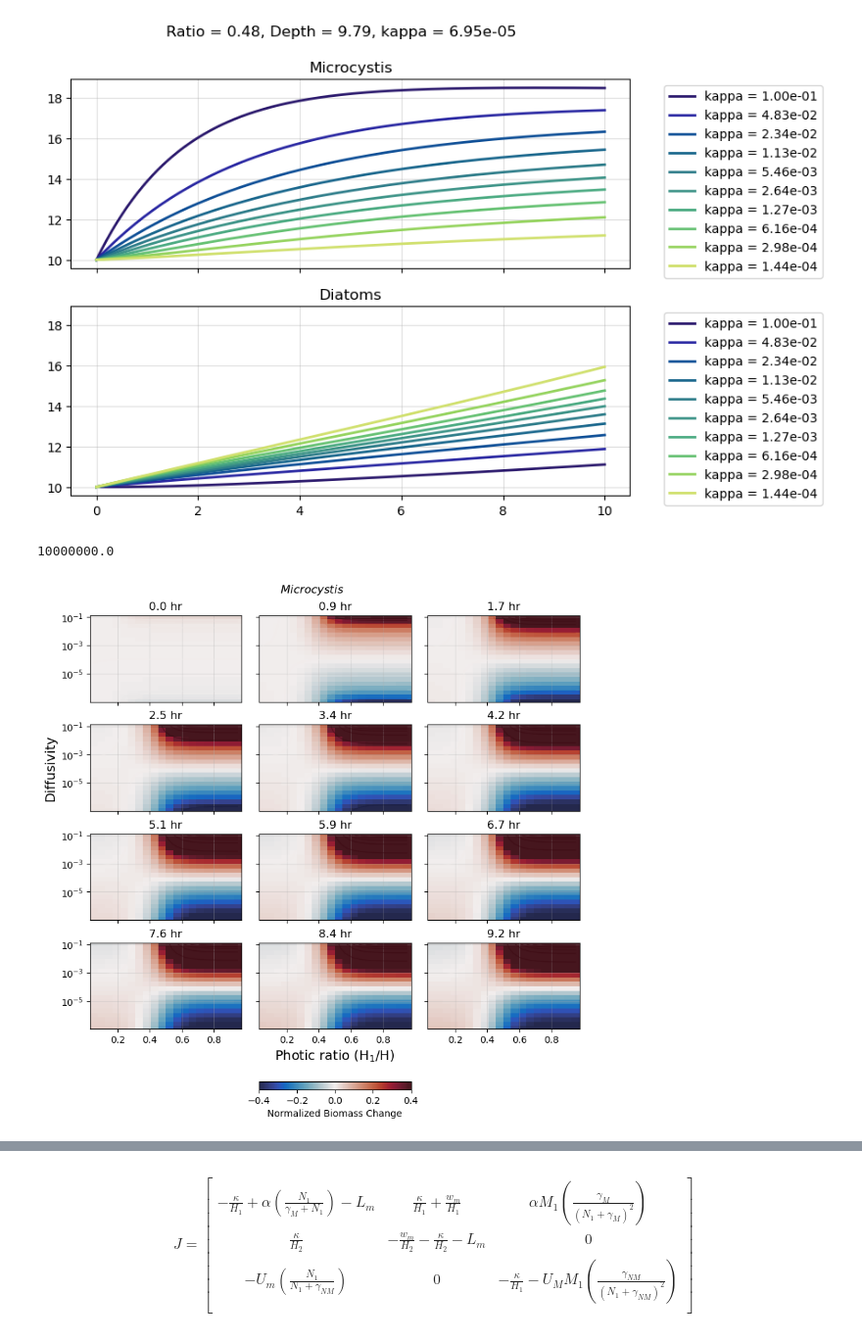
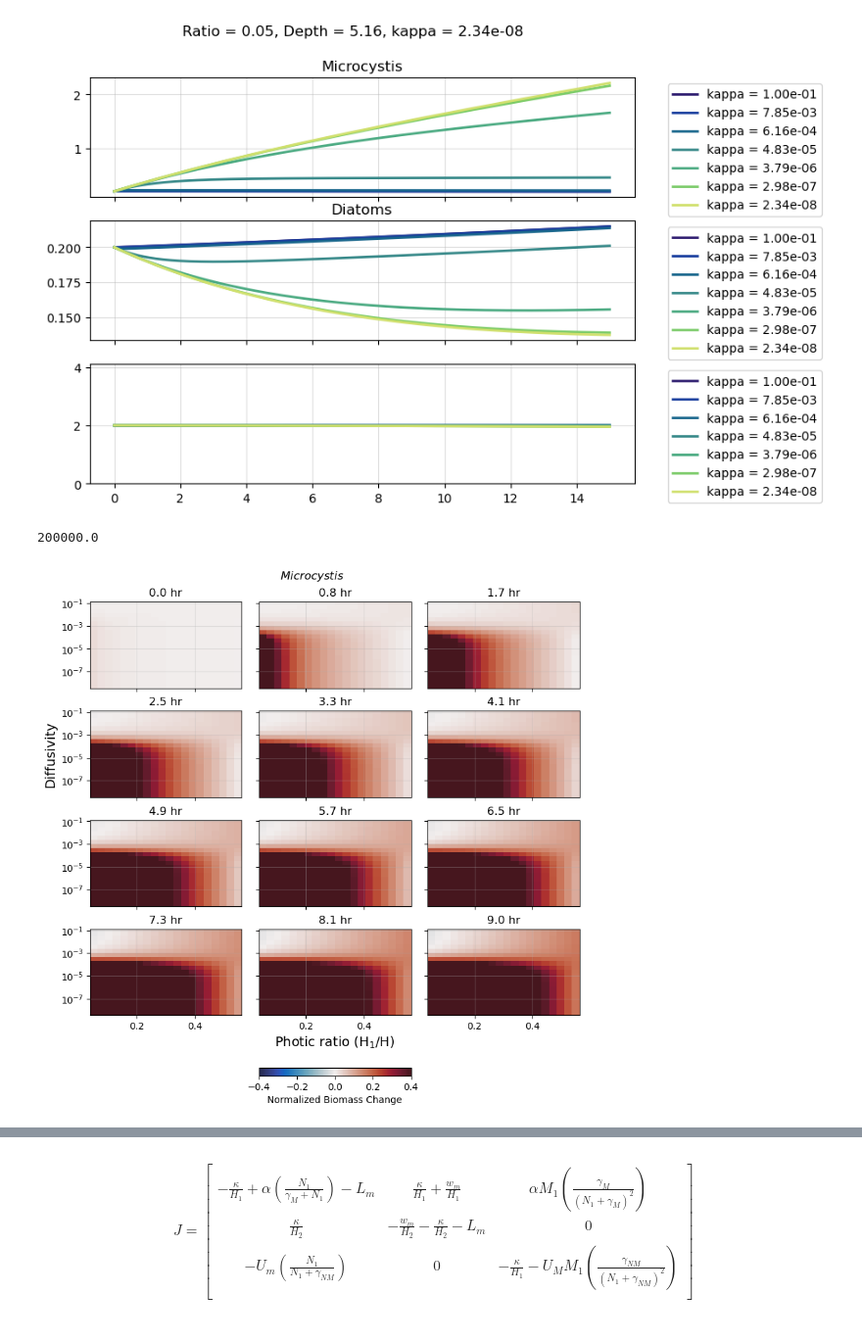
Before and after one commit to sienna-white/box_model, a Jupyter notebook: two_species.ipynb, the cells around one changed output, grey strips where cells are left out. Shown at 98% size. Cells and saved outputs as stored; diff of their text form; code cells hidden in the pictures.

```diff
--- a/two_species.ipynb
+++ b/two_species.ipynb
@@ -50,13 +50,14 @@ importlib.reload(pm)
 
 cmap = cmo.cm.balance
 
-dst = xr.open_dataset("population_dataset_time_2s_3umol.nc")
+dst = xr.open_dataset("population_dataset_time_2umol.nc")
 
 N = len(dst.kappa)
 NT = len(dst.t)
 print(N)
 print(NT)
 
+NV = len(dst.depth)
 # hr2s = 1/3600
 
 print(dst)
@@ -79,7 +80,6 @@ Data variables:
 # %%
 # Snapshot of three time frames
 TIMES = list(range(0, 300, 25))
-dst = xr.open_dataset("population_dataset_time_2s_3umol.nc")
 
 id = 2
 ir = 14
@@ -105,7 +105,7 @@ for ax in axs:
     ax.set_xlabel("Re($\lambda$)")
     ax.set_yscale('log')
     ax.set_xscale('log')
-irs = [0, 5, 10, 14]
+irs = [0, NV//4, NV//2, NV-1]
 for ix, ax in enumerate(axs):
     ir = irs[ix]
     ratio = dst.ratio.values[ir]
@@ -175,32 +158,40 @@ Complex eigenvalue!
 # %%
-fig, axs = plt.subplots(nrows=2, ncols=1, figsize=(8,6), sharex=True, sharey=True)
+fig, axs = plt.subplots(nrows=3, ncols=1, figsize=(8,6), sharex=True, sharey=False)
 
 ik = 10
-id = 10
-ir = 7
+id = 2
+ir = 0
 
-for ir in range(0, 10):
-    color = cmo.cm.haline(ir/10)
+for ik in range(0, NV, 3):
+    color = cmo.cm.haline(ik/NV)
 
-    axs[0].plot(dst.t.values/3600, dst.m1[:, id ,ir, ik]/1e6 + dst.m2[:, id, 8, ir]/1e6,
+    total = (dst.m1[:, id, ir, ik] + dst.m2[:, id, ir, ik])/1e6
+    axs[0].plot(dst.t.values/3600, total,
             color=color,
             linewidth=2,
-            label="kappa = %2.2e" % dst.kappa.values[ir])
-    axs[1].plot(dst.t.values/3600, dst.d1[:, id ,ir, ik]/1e6 + dst.d1[:, id, 8, ir]/1e6,
+            label="kappa = %2.2e" % dst.kappa.values[ik])
+    axs[1].plot(dst.t.values/3600, dst.d1[:, id, ir, ik]/1e6 + dst.d1[:, id, 8, ir]/1e6,
             color=color,
             linewidth=2,
-            label="kappa = %2.2e" % dst.kappa.values[ir])
+            label="kappa = %2.2e" % dst.kappa.values[ik])
 
+    axs[2].plot(dst.t.values/3600, dst.n1[:, id, ir, ik],
+            color=color,
+            linewidth=2,
+            label="kappa = %2.2e" % dst.kappa.values[ik])
+#     print(dst.n1[:, id ,ir, ik].values)
 axs[1].set_title("Diatoms")
 axs[0].set_title("Microcystis")
+
 title = "Ratio = %2.2f, Depth = %2.2f, kappa = %2.2e" % (dst.ratio.values[ir], dst.depth.values[id], dst.kappa.values[ik])
 plt.suptitle(title)
 
+axs[2].set_ylim(0, 4.1)
 for ax in axs:
         ax.legend(bbox_to_anchor=(1.05, 1), loc='upper left')
         ax.grid(alpha=0.4)
 # %% [output]
-[figure, old version]
+[figure, new version]
 # %%
 
 init_biomass = dst.m1.values[0, 0 ,0,0] + dst.m2.values[0, 0 ,0,0]
@@ -221,42 +212,40 @@ def normalize_color2(value):
 
 def reshape_(data, N):
     return np.array(data).reshape(N, -1)
 
 
 id = 2
-ir = 1
-ik = 1
+
 depth = dst.depth.values[id]
 fig.suptitle("Depth = %2.2f" % depth)
 
 KAPPA  = dst.kappa.values
 RATIO = dst.ratio.values
 
 
 NT = 300
-for i, it in enumerate(range(1, NT, NT//12)):
+for i, it in enumerate(range(1, NT, NT//11)):
     # color = cmo.cm.haline(it/NT)
     BIOMASS_M = dst.m1.values[it, id, :, :] + dst.m2.values[it, id, :, :]
+    relative = normalize_color2(BIOMASS_M) #reshape_(BIOMASS_M, N))
+
     axs[i].set_yscale('log')
 
     axs[i].set_title("%2.1f hr" % (dst.t.values[it]/3600))
 
     h = axs[i].pcolormesh(RATIO, KAPPA,
-                normalize_color2(reshape_(BIOMASS_M, N)), linewidths=4, alpha=0.95, cmap=cmo.cm.balance, vmin=-4e-1, vmax=4e-1)
-
-    h1 = axs[i].contour(RATIO, KAPPA,
-                normalize_color2(reshape_(BIOMASS_M, N)), linewidths=1, alpha=0.5, vmin=-4e-1, vmax=4e-1, cmap=cmo.cm.balance, )
+                relative.T, linewidths=4, alpha=0.95, cmap=cmo.cm.balance, vmin=-4e-1, vmax=4e-1)
 
 plt.colorbar(h, label='Normalized Biomass Change', orientation='horizontal',  pad=0.2, ax=axs[-2])
 
 axs[3].set_ylabel("Diffusivity", fontsize=14)
 axs[-2].set_xlabel("Photic ratio (H$_1$/H)", fontsize=14)
 plt.suptitle("$Microcystis$")
 for ax in axs:
     ax.grid(alpha=0.3)
 # %% [output]
-10000000.0
+200000.0
-[figure, old version]
+[figure, new version]
 # %%
 
 init_biomass = dst.d1.values[0, 0 ,0,0] + dst.d2.values[0, 0 ,0,0]
```
Also changed, not shown: parts of 14 cells of this notebook, 9 other files.
